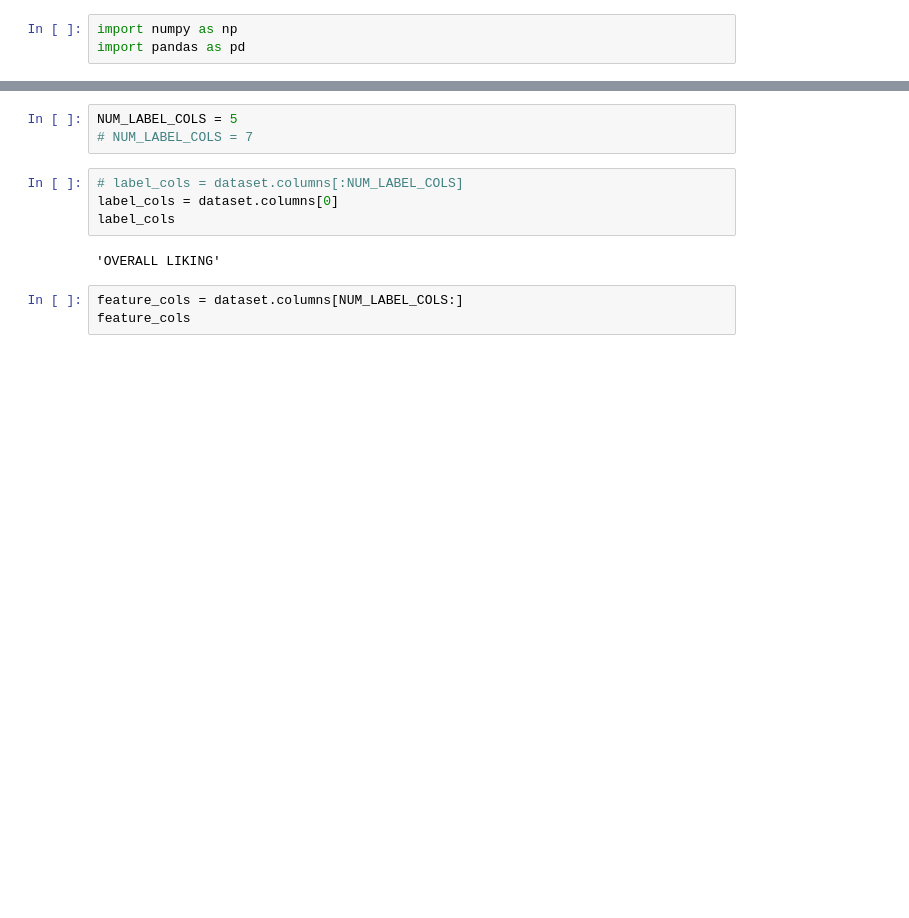
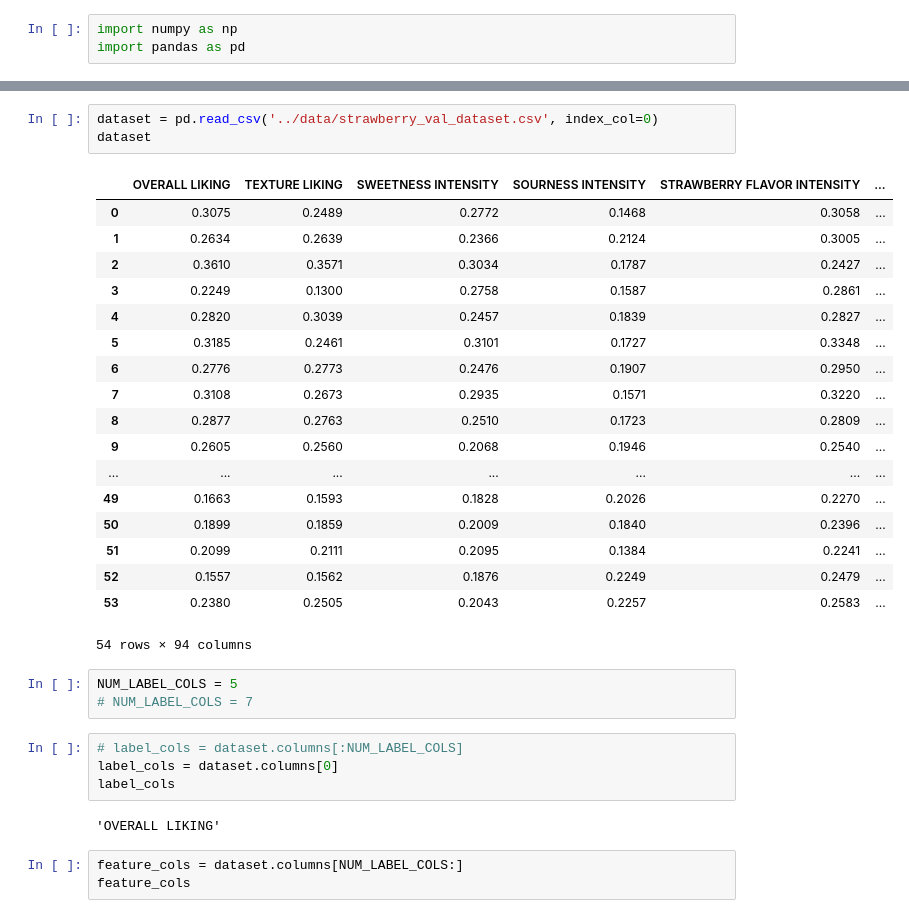
Before and after one commit to Rory-Dam/master_thesis, a Jupyter notebook: strawberry/baseline.ipynb, the cells around one changed output, grey strips where cells are left out. Cells and saved outputs as stored; diff of their text form; blank space fills up the shorter version.

```diff
--- a/strawberry/baseline.ipynb
+++ b/strawberry/baseline.ipynb
@@ -24,3 +4,25 @@ dataset
+# %%
+dataset = pd.read_csv('../data/strawberry_val_dataset.csv', index_col=0)
+dataset
+# %% [output]
+|  | OVERALL LIKING | TEXTURE LIKING | SWEETNESS INTENSITY | SOURNESS INTENSITY | STRAWBERRY FLAVOR INTENSITY | ... |
+| 0 | 0.3075 | 0.2489 | 0.2772 | 0.1468 | 0.3058 | ... |
+| 1 | 0.2634 | 0.2639 | 0.2366 | 0.2124 | 0.3005 | ... |
+| 2 | 0.3610 | 0.3571 | 0.3034 | 0.1787 | 0.2427 | ... |
+| 3 | 0.2249 | 0.1300 | 0.2758 | 0.1587 | 0.2861 | ... |
+| 4 | 0.2820 | 0.3039 | 0.2457 | 0.1839 | 0.2827 | ... |
+| 5 | 0.3185 | 0.2461 | 0.3101 | 0.1727 | 0.3348 | ... |
+| 6 | 0.2776 | 0.2773 | 0.2476 | 0.1907 | 0.2950 | ... |
+| 7 | 0.3108 | 0.2673 | 0.2935 | 0.1571 | 0.3220 | ... |
+| 8 | 0.2877 | 0.2763 | 0.2510 | 0.1723 | 0.2809 | ... |
+| 9 | 0.2605 | 0.2560 | 0.2068 | 0.1946 | 0.2540 | ... |
+| ... | ... | ... | ... | ... | ... | ... |
+| 49 | 0.1663 | 0.1593 | 0.1828 | 0.2026 | 0.2270 | ... |
+| 50 | 0.1899 | 0.1859 | 0.2009 | 0.1840 | 0.2396 | ... |
+| 51 | 0.2099 | 0.2111 | 0.2095 | 0.1384 | 0.2241 | ... |
+| 52 | 0.1557 | 0.1562 | 0.1876 | 0.2249 | 0.2479 | ... |
+| 53 | 0.2380 | 0.2505 | 0.2043 | 0.2257 | 0.2583 | ... |
+54 rows × 94 columns
 # %%
 NUM_LABEL_COLS = 5
 # NUM_LABEL_COLS = 7
```
Also changed, not shown: parts of 9 cells of this notebook.
